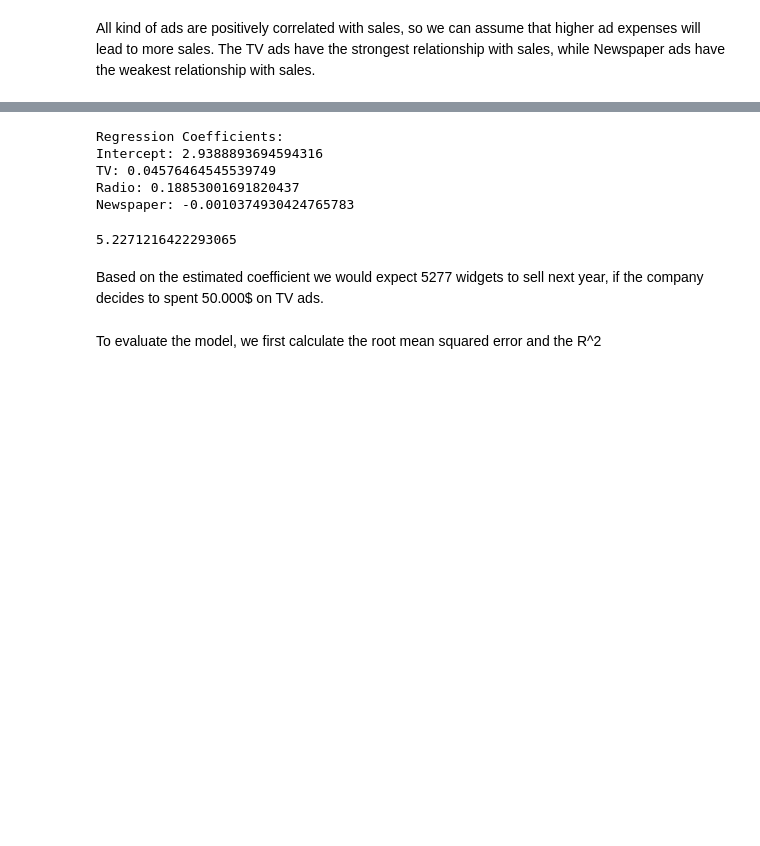
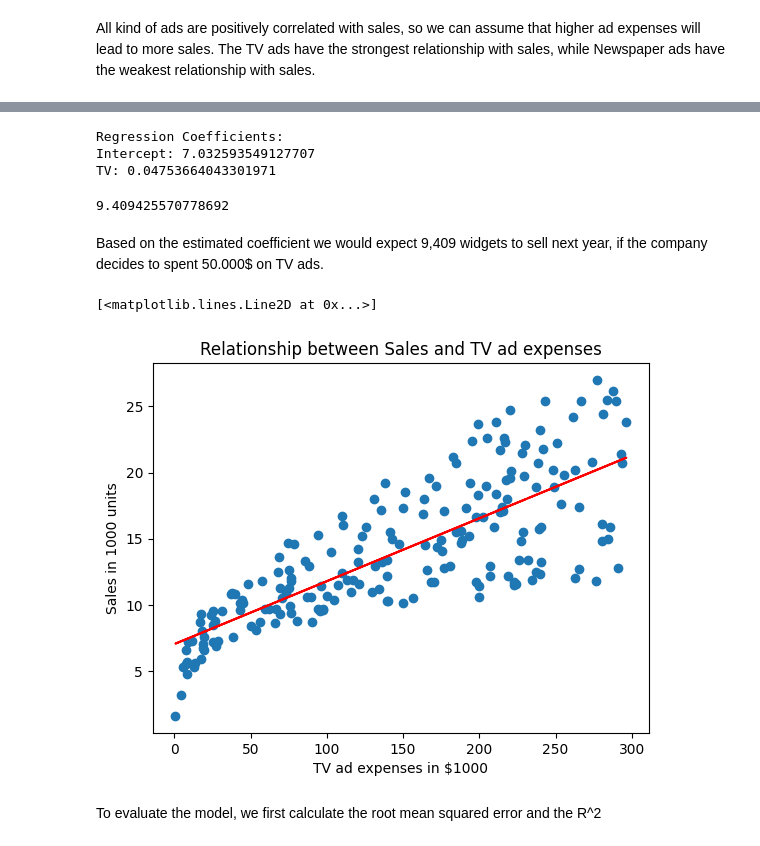
Before and after one commit to bastiloeblein/ProbML_HW, a Jupyter notebook: Prob ML HW1.ipynb, the cells around one changed output, grey strips where cells are left out. Drawn from its saved outputs; the diff is of its cells as text; code cells hidden in the pictures; blank space fills up the shorter version.

```diff
--- a/Prob ML HW1.ipynb
+++ b/Prob ML HW1.ipynb
@@ -105,6 +104,6 @@ First I will estimate the coefficients using the MLE from above and based on the
 Afterwards I will evaluate the model.
 # %%
-X = df[['TV', 'Radio', 'Newspaper']]
+X = df[['TV']]
 Y = df['Sales']
 X.insert(0, 'Intercept', 1)
 # %%
@@ -115,24 +114,33 @@ beta = fit_model(X, Y)
 print("Regression Coefficients:")
 print(f"Intercept: {beta[0]}")
 print(f"TV: {beta[1]}")
-print(f"Radio: {beta[2]}")
-print(f"Newspaper: {beta[3]}")
 # %% [output]
 Regression Coefficients:
-Intercept: 2.9388893694594316
-TV: 0.04576464545539749
-Radio: 0.18853001691820437
-Newspaper: -0.0010374930424765783
+Intercept: 7.032593549127707
+TV: 0.04753664043301971
 # %%
 def predict(X, coefficients):
         return coefficients[0] + np.dot(X, coefficients[1:])
-# %%
-X = [50, 0, 0]
-predict(X, beta)
-# %% [output]
-5.2271216422293065
+# %%
+X_star = 50
+pred_50 = predict(X_star, beta)
+print(pred_50[0])
+# %% [output]
+9.409425570778692
 # %% [markdown]
-Based on the estimated coefficient we would expect 5277 widgets to sell next year, if the company decides to spent 50.000$ on TV ads.
+Based on the estimated coefficient we would expect 9,409 widgets to sell next year, if the company decides to spent 50.000$ on TV ads.
+# %%
+X=np.array(df[['TV']])
+Y=np.array(df[['Sales']])
+Y_pred=beta[0] + beta[1]*X
+plt.scatter(X, Y)
+plt.xlabel("TV ad expenses in $1000")
+plt.ylabel("Sales in 1000 units")
+plt.title("Relationship between Sales and TV ad expenses")
+plt.plot(X, Y_pred, color='red')
+# %% [output]
+[<matplotlib.lines.Line2D at 0x...>]
+[figure, added]
 # %% [markdown]
 To evaluate the model, we first calculate the root mean squared error and the R^2
 # %%
```
Also changed, not shown: parts of 11 cells of this notebook.
